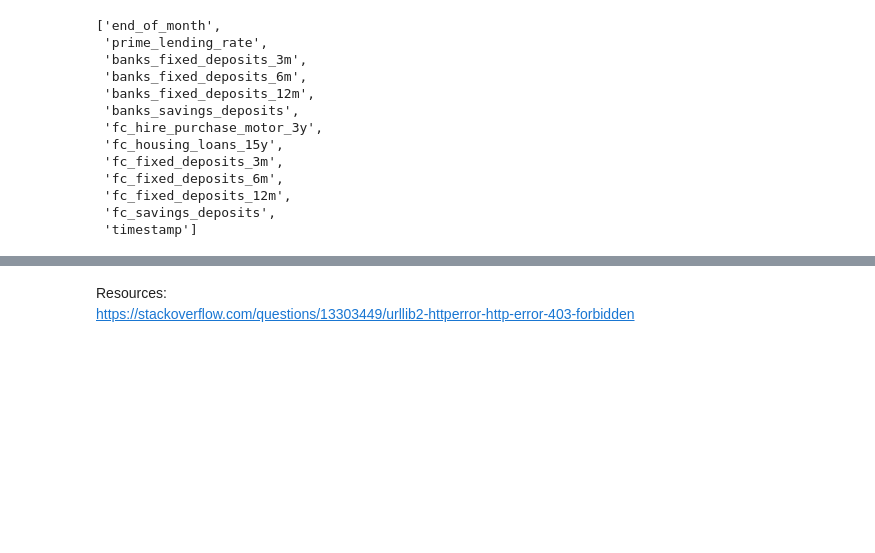
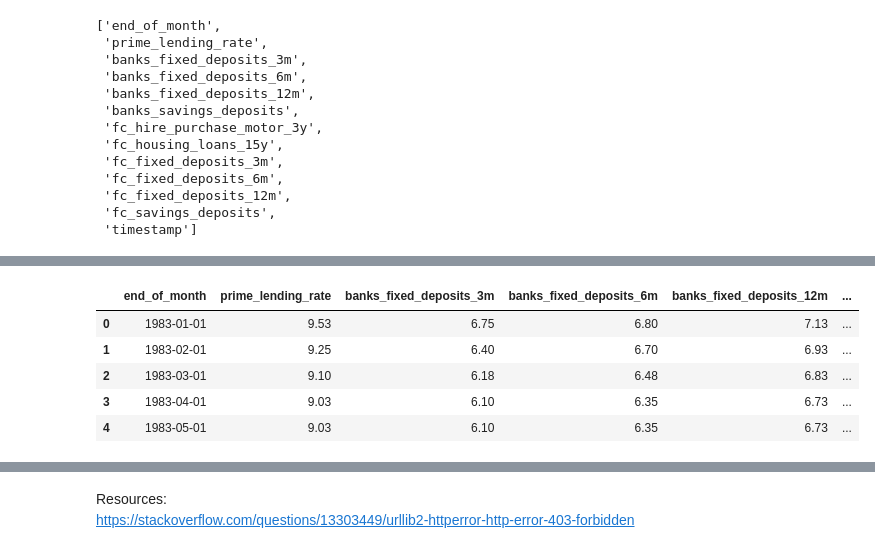
Before and after one commit to hxchua/datadoubleconfirm, a Jupyter notebook: notebooks/mas-api.ipynb, the cells around one changed output, grey strips where cells are left out. Cells and saved outputs as stored; diff of their text form; code cells hidden in the pictures; blank space fills up the shorter version.

```diff
--- a/notebooks/mas-api.ipynb
+++ b/notebooks/mas-api.ipynb
@@ -73,0 +113,9 @@ list(df)
+# %%
+df.head()
+# %% [output]
+|  | end_of_month | prime_lending_rate | banks_fixed_deposits_3m | banks_fixed_deposits_6m | banks_fixed_deposits_12m | ... |
+| 0 | 1983-01-01 | 9.53 | 6.75 | 6.80 | 7.13 | ... |
+| 1 | 1983-02-01 | 9.25 | 6.40 | 6.70 | 6.93 | ... |
+| 2 | 1983-03-01 | 9.10 | 6.18 | 6.48 | 6.83 | ... |
+| 3 | 1983-04-01 | 9.03 | 6.10 | 6.35 | 6.73 | ... |
+| 4 | 1983-05-01 | 9.03 | 6.10 | 6.35 | 6.73 | ... |
```
Also changed, not shown: parts of 11 cells of this notebook.
